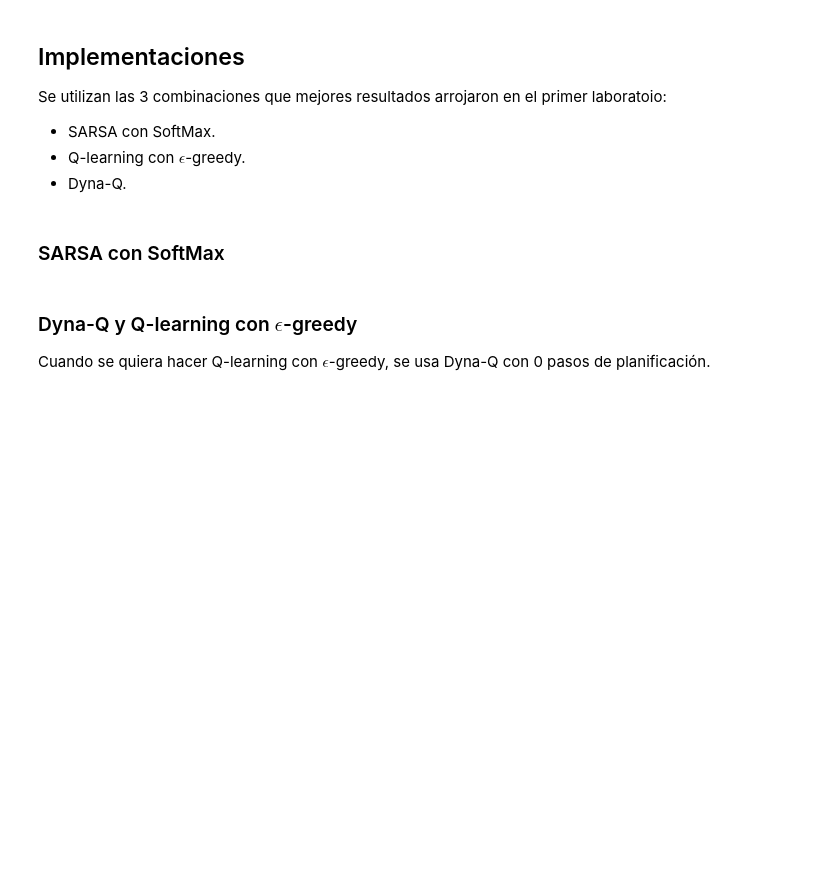
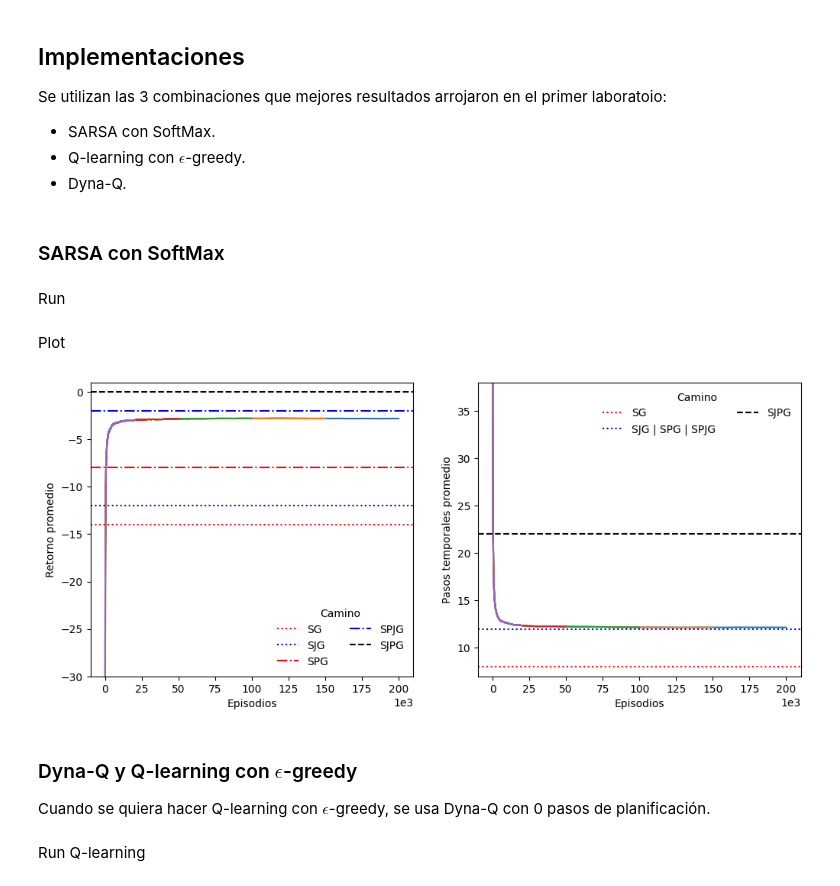
Before and after one commit to Cheva94/Diplo_Opt, a Jupyter notebook: 2_RL/Resolucion_Lab2.ipynb, the cells around one changed output. Saved outputs shown, nothing was run; the diff lists cells and outputs as text; code cells hidden in the pictures; blank space fills up the shorter version.

Commit message:
sarsa y q learning

```diff
--- a/2_RL/Resolucion_Lab2.ipynb
+++ b/2_RL/Resolucion_Lab2.ipynb
@@ -205,13 +211,18 @@ actions = range(env.action_space.n)
 # %% [markdown]
 ### SARSA con SoftMax
+# %% [markdown]
+Run
 # %%
 policy = SoftMax
 
-max_iter = 1000
-Sw_eps = [20000]
-Sw_a = [0.05, 0.1, 0.15, 0.2, 0.25]
-Sw_g = [1]
-Sw_t = [0.005]
+# Me quedo con 100k donde ya estabiliza
+Sw_eps = [100000] # [20000, 50000, 100000, 150000, 200000]
+# Me quedo con 0.1
+Sw_a = [0.1] # [0.05, 0.1, 0.15, 0.2, 0.25]
+# Me quedo con 0.45
+Sw_g = [0.45] # [0.35, 0.45, 0.55, 0.65, 0.75, 0.85, 0.9, 1]
+# Me quedo con 0.03. Me tira prob Nan con 0.005 y 0.01
+Sw_t = [0.03] # [0.03, 0.05, 0.1, 0.5, 1]
 
 for p_eps in Sw_eps:
     episodes_to_run = p_eps
@@ -245,7 +256,7 @@ for p_eps in Sw_eps:
                 runPar = f'its-{max_iter}_eps-{episodes_to_run}'
                 runHPar = f'a-{hyperparameters["alpha"]}_g-{hyperparameters["gamma"]}_t-{hyperparameters["tau"]}'
 
-                with open(f'Outputs/Lab2/{runType}_{runPar}_{runHPar}.csv', 'w') as f:
+                with open(f'Outputs/Lab2/{runType}/{runPar}_{runHPar}.csv', 'w') as f:
                     f.write('Goal\tDrop\tEarly\tTotal\n')
                     f.write(f'{ep_goal}\t{ep_drop}\t{ep_early}\t{episodes_to_run}\n')
 
@@ -292,5 +273,63 @@ for p_eps in Sw_eps:
+# %% [markdown]
+Plot
+# %%
+_, axs = plt.subplots(1, 2, figsize=(12, 5))
+
+# for p_a in [0.05, 0.1, 0.15, 0.2, 0.25]:
+#     File = pd.read_csv(f'Outputs/Lab2/SARSA-SoftMax/Alpha/its-1000_eps-20000_a-{p_a}_g-1_t-0.05.csv', header=None, sep='\t').iloc[153:, :2].to_numpy().astype(int)
+#     axs[0].plot(mean_evol(File[:,0]), label=rf'$\alpha$ = {p_a}')
+#     axs[1].plot(mean_evol(File[:,1]), label=rf'$\alpha$ = {p_a}')
+
+# for p_g in [0.35, 0.45, 0.55, 0.65, 0.75, 0.85, 0.9, 1]:
+#     File = pd.read_csv(f'Outputs/Lab2/Q-learning-EpGreedy/Gamma/its-1000_eps-20000_a-0.1_g-{p_g}_t-0.05.csv', header=None, sep='\t').iloc[153:, :2].to_numpy().astype(int)
+#     axs[0].plot(mean_evol(File[:,0]), label=rf'$\gamma$ = {p_g}')
+#     axs[1].plot(mean_evol(File[:,1]), label=rf'$\gamma$ = {p_g}')
+
+# for p_t in [0.03, 0.05, 0.1, 0.5, 1]:
+#     File = pd.read_csv(f'Outputs/Lab2/SARSA-SoftMax/Tau/its-1000_eps-20000_a-0.1_g-0.45_t-{p_t}.csv', header=None, sep='\t').iloc[153:, :2].to_numpy().astype(int)
+#     axs[0].plot(mean_evol(File[:,0]), label=rf'$\tau$ = {p_t}')
+#     axs[1].plot(mean_evol(File[:,1]), label=rf'$\tau$ = {p_t}')
+
+for eps in [200000, 150000, 100000, 50000, 20000]:
+    File = pd.read_csv(f'Outputs/Lab2/SARSA-SoftMax/Episodios/its-1000_eps-{eps}_a-0.1_g-0.45_t-0.03.csv', header=None, sep='\t').iloc[153:, :2].to_numpy().astype(int)
+    axs[0].plot(mean_evol(File[:,0]))
+    axs[1].plot(mean_evol(File[:,1]))
+
+axs[0].set_ylim(-30, 1)
+axs[1].set_ylim(7, 38)
+
+axs[0].axhline(-14, color='red', linestyle=':', label='SG')
+axs[0].axhline(-12, color='blue', linestyle=':', label='SJG')
+axs[0].axhline(-8, color='red', linestyle='-.', label='SPG')
+axs[0].axhline(-2, color='blue', linestyle='-.', label='SPJG')
+axs[0].axhline(0, color='black', linestyle='--', label='SJPG')
+
+axs[0].set_xlabel('Episodios')
+axs[1].set_xlabel('Episodios')
+
+axs[1].axhline(8, color='red', linestyle=':', label='SG')
+axs[1].axhline(12, color='blue', linestyle=':', label='SJG | SPG | SPJG')
+axs[1].axhline(22, color='black', linestyle='--', label='SJPG')
+
+axs[0].ticklabel_format(style='sci', axis='x', scilimits=(3,3))
+axs[1].ticklabel_format(style='sci', axis='x', scilimits=(3,3))
+
+axs[0].set_ylabel('Retorno promedio')
+axs[1].set_ylabel('Pasos temporales promedio')
+
+axs[0].legend(loc='lower right', frameon=False, fancybox=True, title='Camino', ncol=2)
+axs[1].legend(loc='upper right', frameon=False, fancybox=True, title='Camino', ncol=2)
+
+# plt.savefig('Outputs/Lab2/SARSA-SoftMax/Alpha/its-1000_eps-20000_g-1_t-0.05.png')
+# plt.savefig('Outputs/Lab2/SARSA-SoftMax/Gamma/its-1000_eps-20000_a-0.1_t-0.05.png')
+# plt.savefig('Outputs/Lab2/SARSA-SoftMax/Tau/its-1000_eps-20000_a-0.1_g-0.45.png')
+plt.savefig('Outputs/Lab2/SARSA-SoftMax/Episodios/its-1000_a-0.1_g-0.45_t-0.03.png')
+# %% [output]
+[figure, added]
 # %% [markdown]
 ### Dyna-Q y Q-learning con $\epsilon$-greedy
 
 Cuando se quiera hacer Q-learning con $\epsilon$-greedy, se usa Dyna-Q con 0 pasos de planificación.
+# %% [markdown]
+Run Q-learning
 # %%
```
Also changed, not shown: parts of 12 cells of this notebook, 55 other files.
